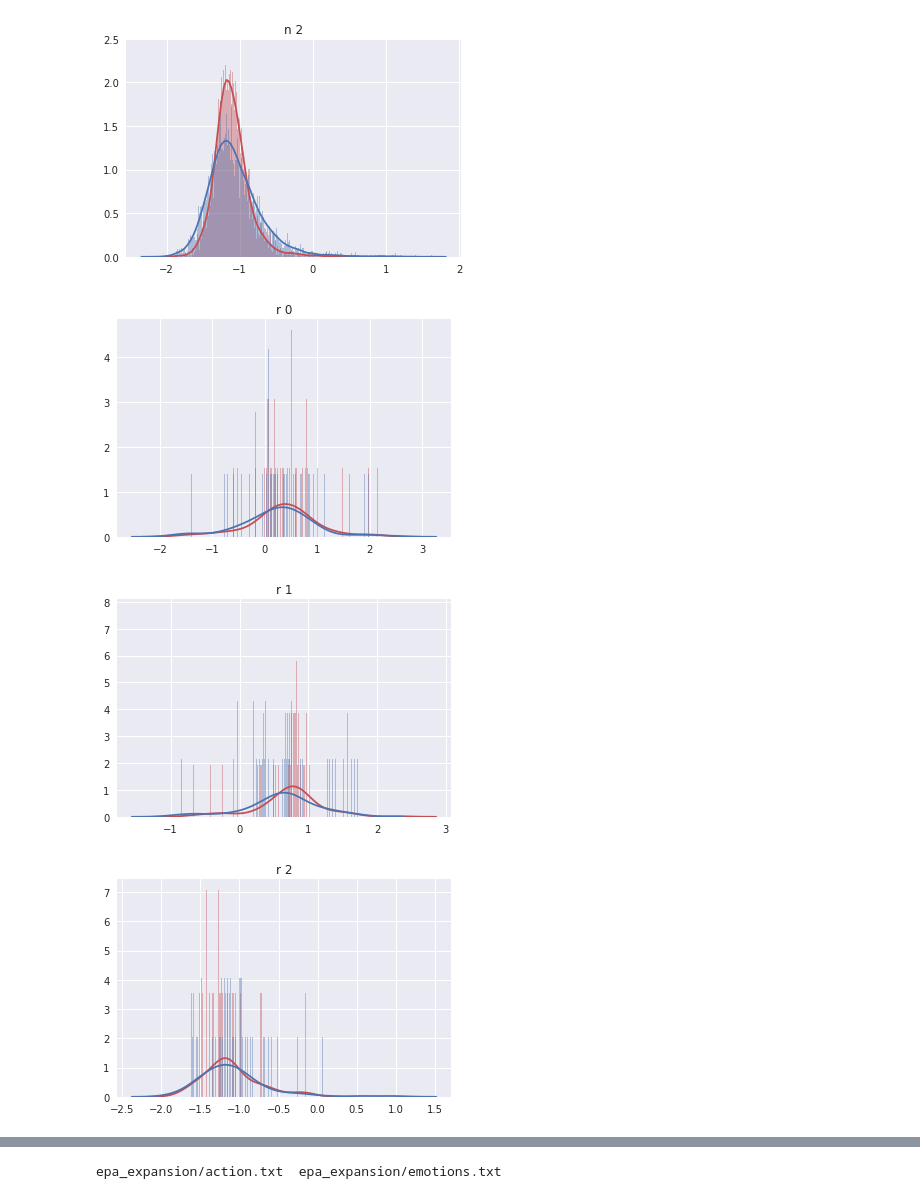
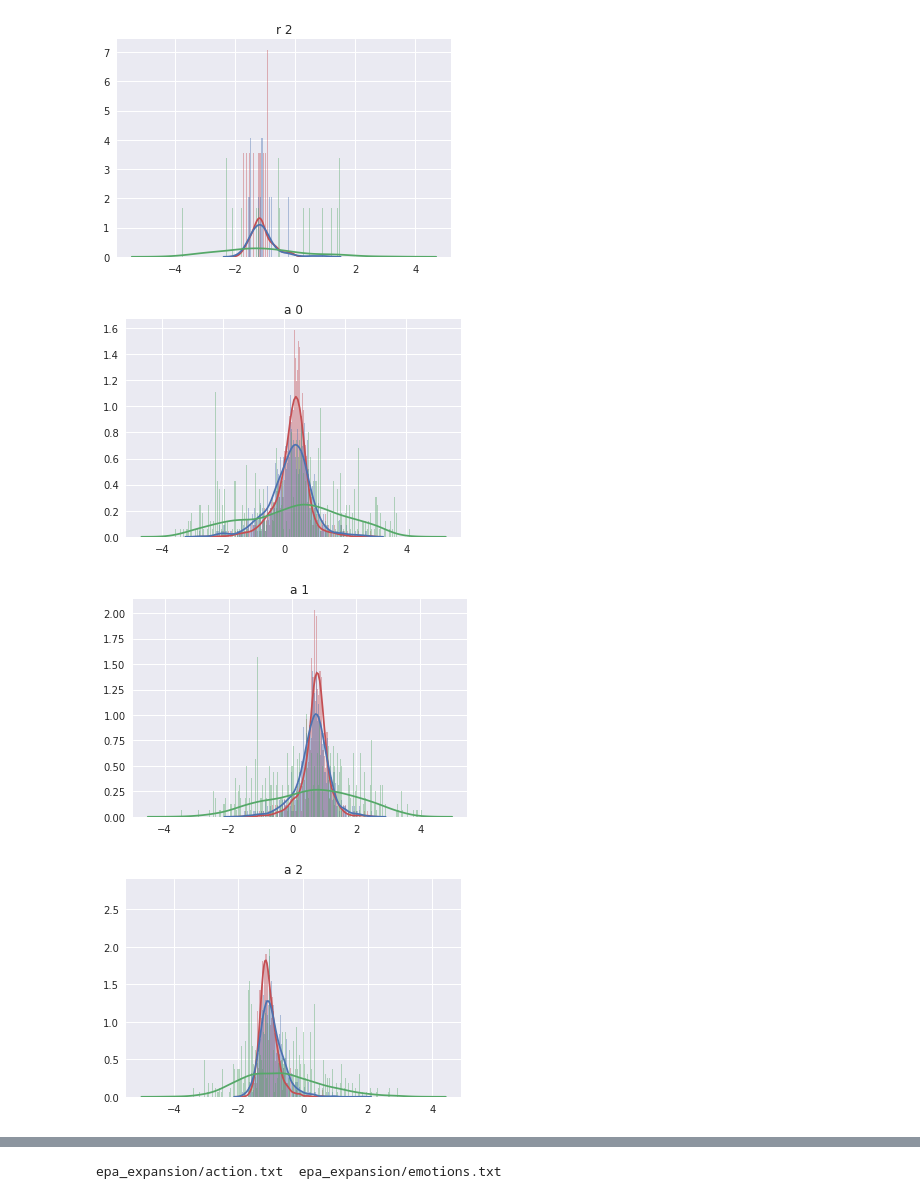
Before and after one commit to jiaojiaoloveu/WordEmbedding-SubCulture, a Jupyter notebook: src/epa_expansion/plot_pred_epa.ipynb, the cells around one changed output, grey strips where cells are left out. Saved outputs shown, nothing was run; the diff lists cells and outputs as text; code cells hidden in the pictures.

```diff
--- a/src/epa_expansion/plot_pred_epa.ipynb
+++ b/src/epa_expansion/plot_pred_epa.ipynb
@@ -67,5 +72,5 @@ def tokenset_comp(words_list_pos, bins, baseline=False):
 # %%
 words_list_pos = get_tokenset(set(github.keys()) & set(twitter.keys()) & set(warriner.keys()))
 # %%
-tokenset_comp(words_list_pos, 500)
+tokenset_comp(words_list_pos, 500, True)
 # %% [output]
@@ -94,4 +99,4 @@ tokenset_comp(words_list_pos, 500)
-[figure, old version]
+[figure, new version]
-[figure, old version]
+[figure, new version]
-[figure, old version]
+[figure, new version]
-[figure, old version]
+[figure, new version]
```
Also changed, not shown: parts of 11 cells of this notebook, 3 other files.
